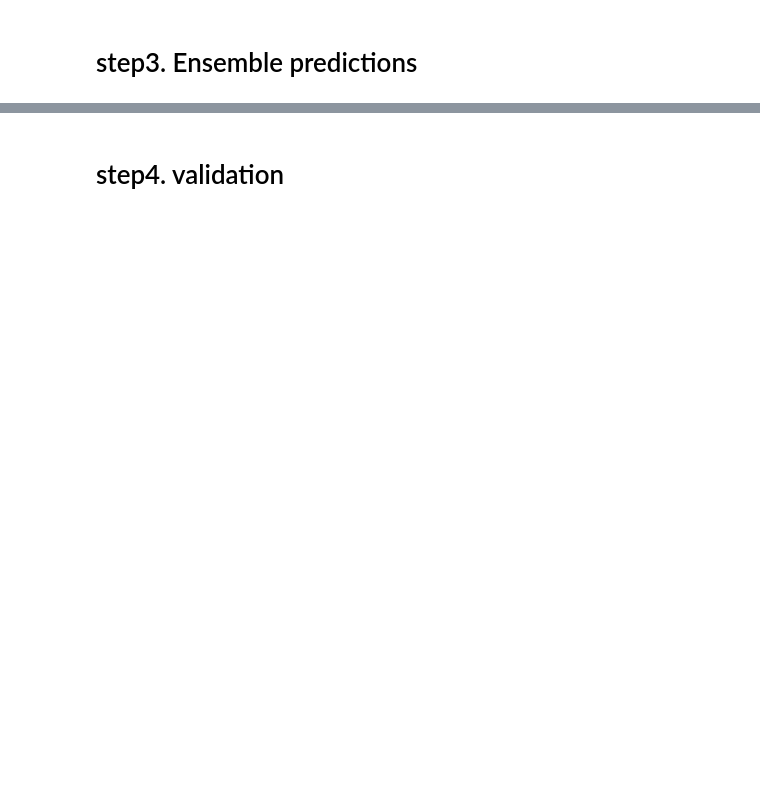
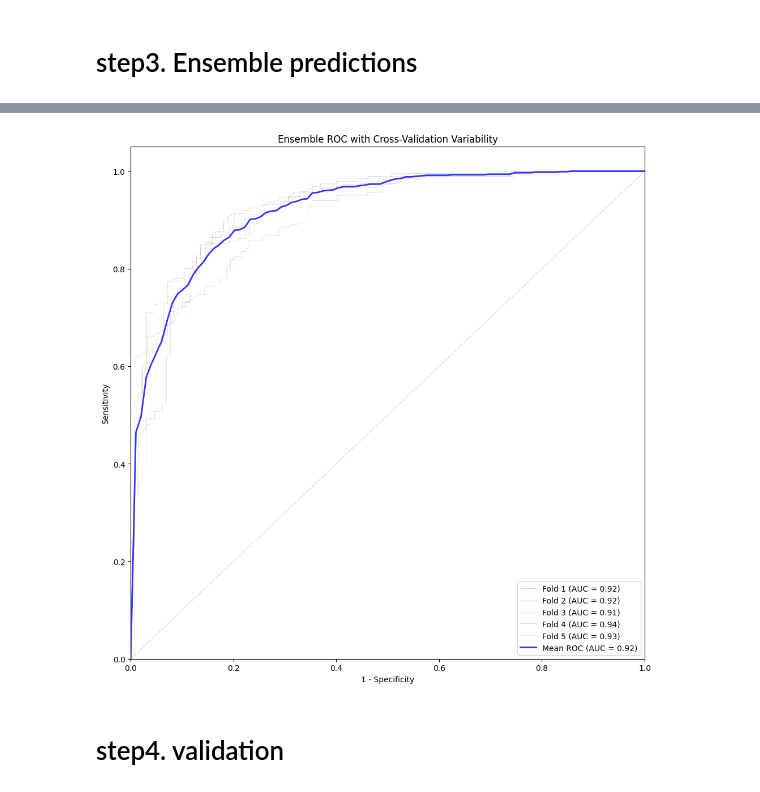
Before and after one commit to Neuroinformagician/MM_NMF, a Jupyter notebook: All_step.ipynb, the cells around one changed output, grey strips where cells are left out. Drawn from its saved outputs; the diff is of its cells as text; code cells hidden in the pictures; blank space fills up the shorter version.

```diff
--- a/All_step.ipynb
+++ b/All_step.ipynb
@@ -695,17 +731,0 @@ Ensemble accuracy: 0.8602620087336245
-# %%
-auc_scores = []
-ensemble_probs = []
-
-for X_train, y_train, X_test, y_test in zip(X_train_list, y_train_list, X_test_list, y_test_list):
-
-    probs_svm = svm_model_loaded.predict_proba(X_test)[:, 1]
-    probs_logreg = logreg_model_loaded.predict_proba(X_test)[:, 1]
-    probs_rf = rf_model_loaded.predict_proba(X_test)[:, 1]
-    probs_nb = nb_model_loaded.predict_proba(X_test)[:, 1]
-
-    probs_ensemble = (probs_svm + probs_logreg + probs_rf + probs_nb) / 4
-    ensemble_probs.extend(probs_ensemble)
-
-    fpr_ensemble, tpr_ensemble, _ = roc_curve(y_test, probs_ensemble)
-    roc_auc_ensemble = auc(fpr_ensemble, tpr_ensemble)
-    auc_scores.append(roc_auc_ensemble)
@@ -730,2 +814,56 @@ plt.show()
+# %%
+import matplotlib.pyplot as plt
+import numpy as np
+from sklearn.metrics import roc_curve, auc
+
+plt.figure(figsize=(10, 10))
+
+mean_fpr = np.linspace(0, 1, 100)
+tprs = []
+aucs = []
+
+for fold_idx in range(5):
+    y_test = y_test_list[fold_idx]
+
+    # 平均確率を使ったensemble
+    probs_list = []
+    for model_name in ["SVM", "Logistic Regression", "Random Forest", "Naive Bayes"]:
+        model = all_fold_models_loaded[model_name][fold_idx]
+        probs = model.predict_proba(X_test_list[fold_idx])[:, 1]
+        probs_list.append(probs)
+    avg_probs = np.mean(probs_list, axis=0)
+
+    fpr, tpr, _ = roc_curve(y_test, avg_probs)
+    roc_auc = auc(fpr, tpr)
+    aucs.append(roc_auc)
+
+    # 補間して格納
+    interp_tpr = np.interp(mean_fpr, fpr, tpr)
+    interp_tpr[0] = 0.0
+    tprs.append(interp_tpr)
+
+    plt.plot(fpr, tpr, lw=0.5, alpha=0.3, label=f'Fold {fold_idx + 1} (AUC = {roc_auc:.2f})')
+
+# 平均ROC
+mean_tpr = np.mean(tprs, axis=0)
+mean_tpr[-1] = 1.0
+mean_auc = np.mean(aucs)
+
+plt.plot(mean_fpr, mean_tpr, color='blue',
+         label=f'Mean ROC (AUC = {mean_auc:.2f})',
+         lw=2, alpha=0.8)
+
+# その他装飾
+plt.plot([0, 1], [0, 1], linestyle='--', lw=1, color='gray', alpha=0.3)
+plt.xlim([0.0, 1.0])
+plt.ylim([0.0, 1.05])
+plt.xlabel('1 - Specificity')
+plt.ylabel('Sensitivity')
+plt.title('Ensemble ROC with Cross-Validation Variability')
+plt.legend(loc="lower right")
+plt.tight_layout()
+plt.show()
+# %% [output]
+[figure, added]
 # %% [markdown]
 # step4. validation
```
Also changed, not shown: parts of 45 cells of this notebook, 42 other files.
